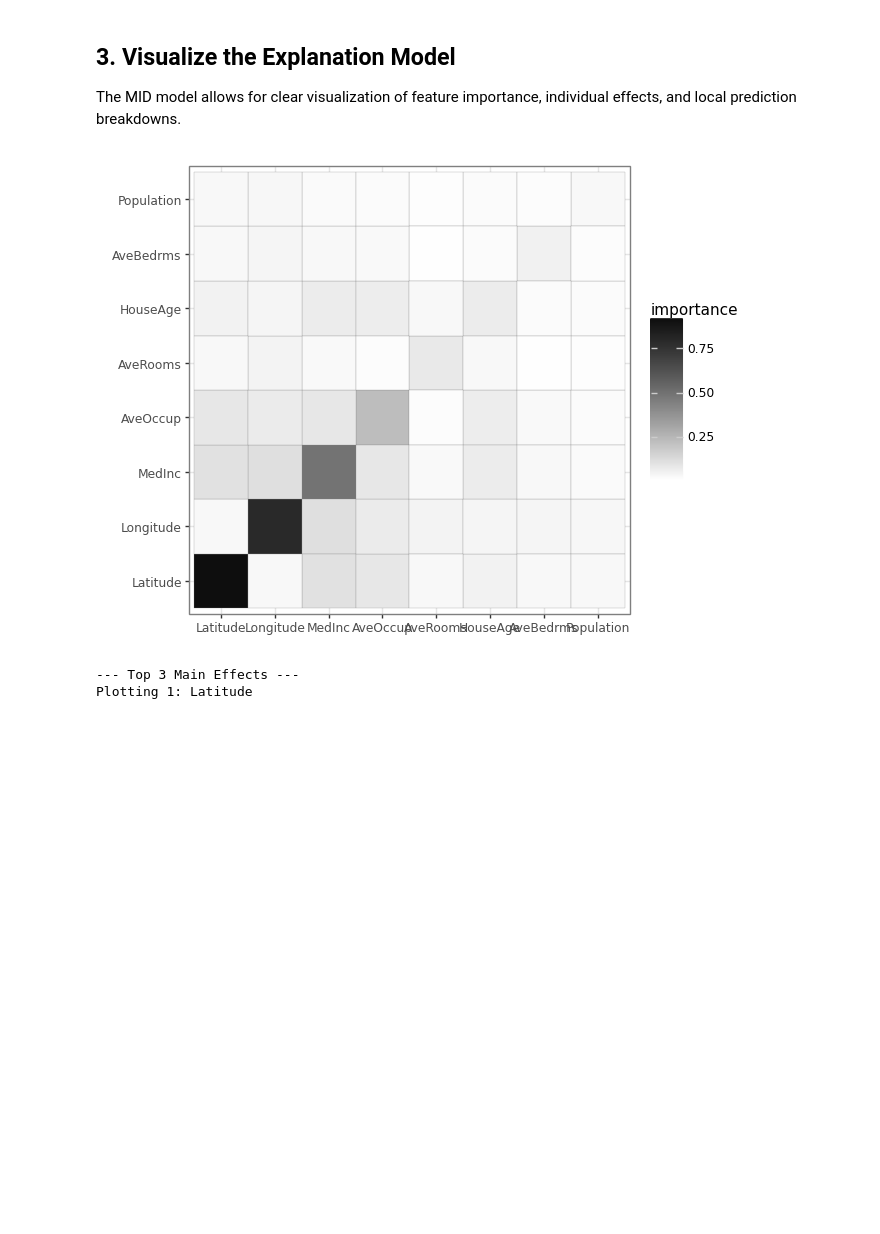
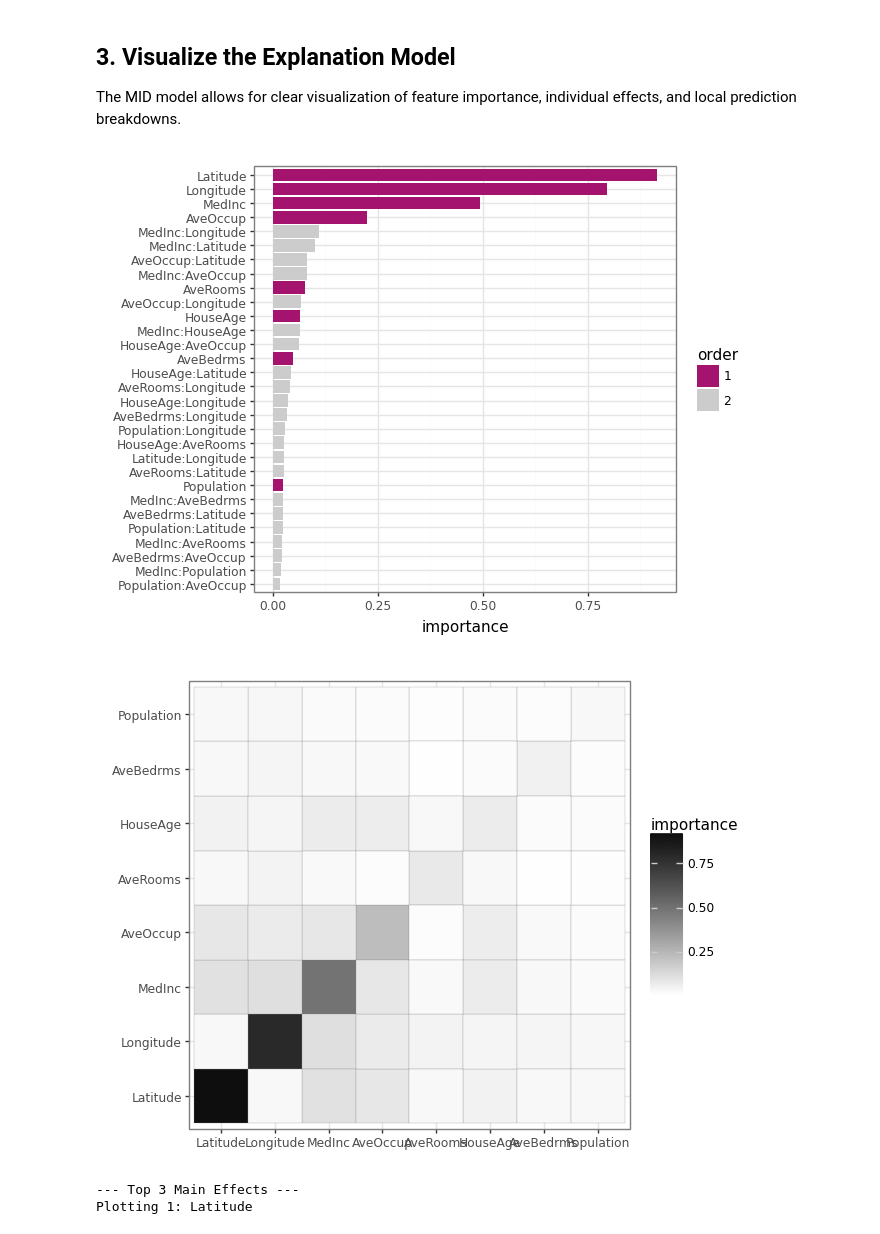
Before and after one commit to ryo-asashi/pyramid-learn, a Jupyter notebook: docs/source/quick-start.ipynb, the cells around one changed output. Saved outputs shown, nothing was run; the diff lists cells and outputs as text; code cells hidden in the pictures; blank space fills up the shorter version.

```diff
--- a/docs/source/quick-start.ipynb
+++ b/docs/source/quick-start.ipynb
@@ -81,10 +84,11 @@ The MID model allows for clear visualization of feature importance, individual e
 # %%
 # Calculate and plot overall feature importance (default bar plot and heatmap)
 imp = explainer.importance()
-imp.plot(theme='muted').draw()
-imp.plot(style='heatmap', color='#808080').draw()
+display(imp.plot(theme='highlight'))
+display(imp.plot(style='heatmap', color='#808080'))
 # %% [output]
-[figure, old version]
+[figure, new version]
+[figure, added]
 # %%
 # Plot the top 3 important main effects (Component Functions)
 print("--- Top 3 Main Effects ---")
```
Also changed, not shown: parts of 4 cells of this notebook, 2 other files.
